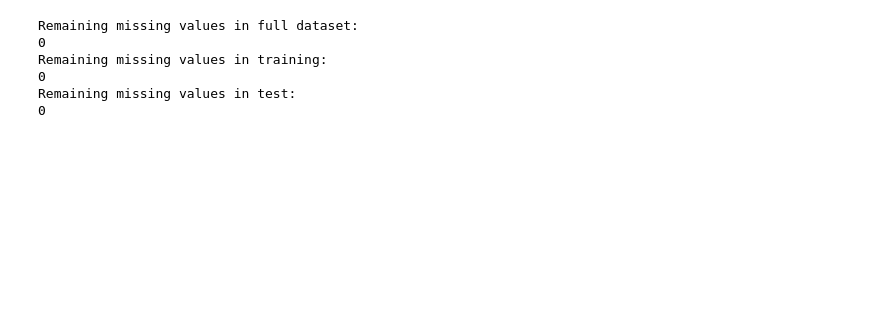
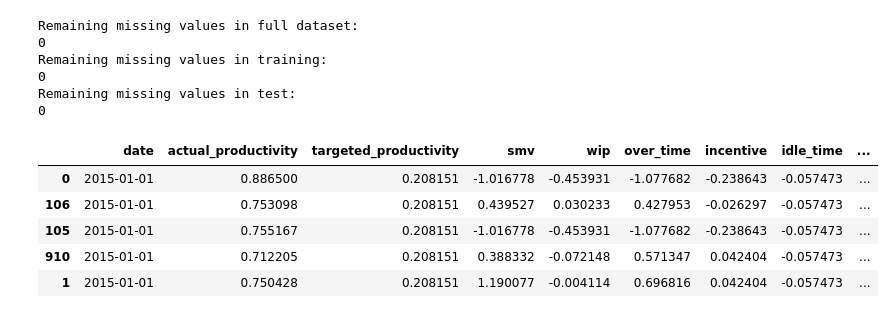
Before and after one commit to dakshini01/ProdFusion, a Jupyter notebook: codes/Data_cleaning.ipynb, the cells around one changed output. Saved outputs shown, nothing was run; the diff lists cells and outputs as text; code cells hidden in the pictures; blank space fills up the shorter version.

```diff
--- a/codes/Data_cleaning.ipynb
+++ b/codes/Data_cleaning.ipynb
@@ -15,9 +45,5 @@ df["date"] = pd.to_datetime(df["date"])
 df = df.sort_values(["team", "date"])
 df.reset_index(drop=True, inplace=True)
-# %%
-#Handle Missing WIP
-df["wip_missing"] = df["wip"].isnull().astype(int)
-df["wip"] = df["wip"].fillna(df["wip"].median())
 # %%
 #Encode Categorical Variables
-df = pd.get_dummies(df, columns=["department", "day", "quarter"], drop_first=True)
+df = pd.get_dummies(df, columns=['department', 'day'], drop_first=True)
@@ -28,6 +50,23 @@ X = df.drop(columns=["actual_productivity", "date"])
+# %%
+#Convert bool columns to int BEFORE split
+bool_cols = df.select_dtypes(include=['bool']).columns
+df[bool_cols] = df[bool_cols].astype(int)
 # %%
-#Time-Based Train-Test Split
+#Time based Train-Test Split
+# Sort by date
+df = df.sort_values(by="date")
+
 split_date = df["date"].quantile(0.8)
 
-train = df[df["date"] <= split_date]
-test  = df[df["date"] > split_date]
+train = df[df["date"] < split_date]
+test  = df[df["date"] >= split_date]
+# Features and target
+X_train = train.drop(columns=["actual_productivity", "date"])
+y_train = train["actual_productivity"]
+
+X_test = test.drop(columns=["actual_productivity", "date"])
+y_test = test["actual_productivity"]
+
+# Check shapes
+print("Train:", X_train.shape)
+print("Test:", X_test.shape)
@@ -70,6 +119,15 @@ Remaining missing values in training:
 0
 Remaining missing values in test:
 0
+# %%
+df.head()
+# %% [output]
+|  | date | actual_productivity | targeted_productivity | smv | wip | over_time | incentive | idle_time | ... |
+| 0 | 2015-01-01 | 0.886500 | 0.208151 | -1.016778 | -0.453931 | -1.077682 | -0.238643 | -0.057473 | ... |
+| 106 | 2015-01-01 | 0.753098 | 0.208151 | 0.439527 | 0.030233 | 0.427953 | -0.026297 | -0.057473 | ... |
+| 105 | 2015-01-01 | 0.755167 | 0.208151 | -1.016778 | -0.453931 | -1.077682 | -0.238643 | -0.057473 | ... |
+| 910 | 2015-01-01 | 0.712205 | 0.208151 | 0.388332 | -0.072148 | 0.571347 | 0.042404 | -0.057473 | ... |
+| 1 | 2015-01-01 | 0.750428 | 0.208151 | 1.190077 | -0.004114 | 0.696816 | 0.042404 | -0.057473 | ... |
 # %%
 #See Final Feature Columns
 print("Final Feature Columns:")
```
Also changed, not shown: parts of 13 cells of this notebook.
